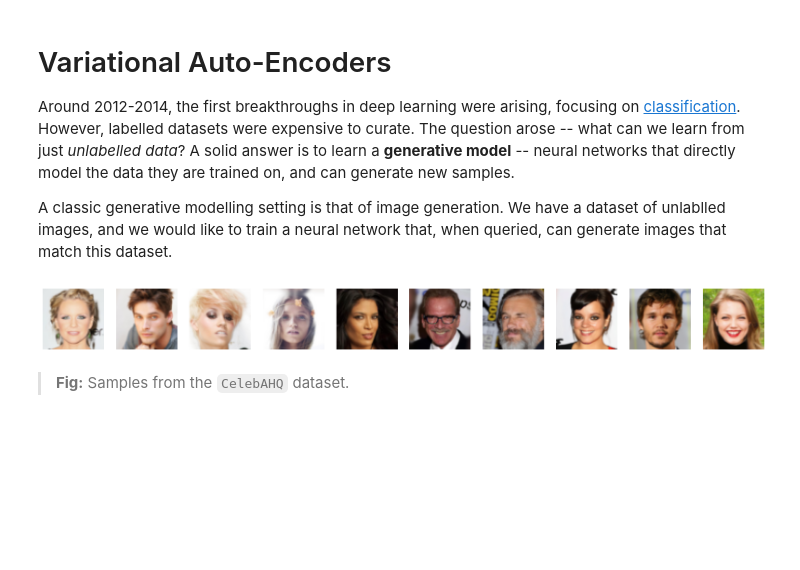
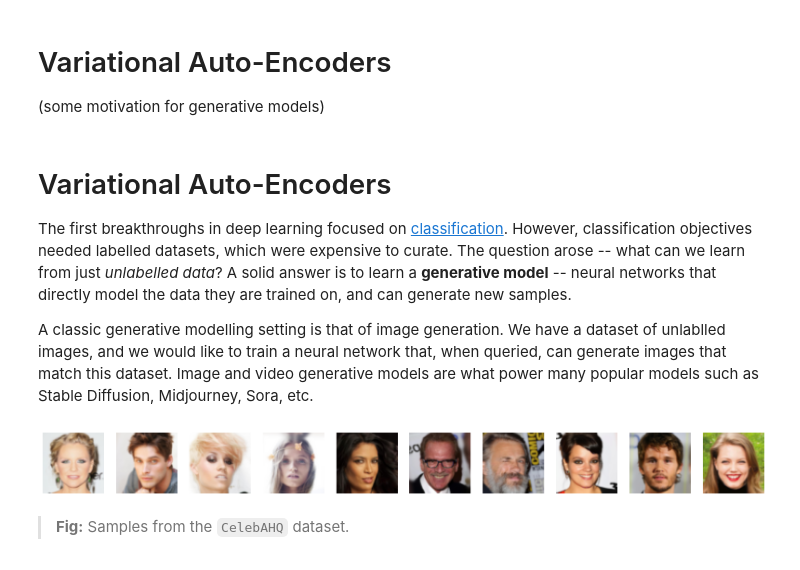
Before and after one commit to kvfrans/notes, a Jupyter notebook: 4-models/variational-auto-encoders.ipynb, the cells around one changed output. Cells and saved outputs as stored; diff of their text form; code cells hidden in the pictures; blank space fills up the shorter version.

```diff
--- a/4-models/variational-auto-encoders.ipynb
+++ b/4-models/variational-auto-encoders.ipynb
@@ -14,27 +17,27 @@ import optax
+# %% [markdown]
+# Variational Auto-Encoders
+
+(some motivation for generative models)
 # %% [markdown]
 # Variational Auto-Encoders
 
+The first breakthroughs in deep learning focused on [classification](classifiers.ipynb). However, classification objectives needed labelled datasets, which were expensive to curate. The question arose -- what can we learn from just *unlabelled data*? A solid answer is to learn a **generative model** -- neural networks that directly model the data they are trained on, and can generate new samples.
 
-
-<!-- > The **variational auto-encoder** is a generative model that works by compressing then decompressing data. -->
-
-Around 2012-2014, the first breakthroughs in deep learning were arising, focusing on [classification](classifiers.ipynb). However, labelled datasets were expensive to curate. The question arose -- what can we learn from just *unlabelled data*? A solid answer is to learn a **generative model** -- neural networks that directly model the data they are trained on, and can generate new samples.
-
-A classic generative modelling setting is that of image generation. We have a dataset of unlablled images, and we would like to train a neural network that, when queried, can generate images that match this dataset.
-
-<!-- Generative modelling is best viewed through the lens of image generation. In a typical setting, we have a dataset of unlabelled images, and we would like to train a neural network model that, when queried, can generate images that match this dataset. -->
+A classic generative modelling setting is that of image generation. We have a dataset of unlablled images, and we would like to train a neural network that, when queried, can generate images that match this dataset. Image and video generative models are what power many popular models such as Stable Diffusion, Midjourney, Sora, etc.
 # %%
-from jaxtransformer.utils.datasets import get_dataset
-
-dataset = get_dataset('celebahq64', 64, is_train=True) # Normalized to [-1, 1].
-dataset_valid = get_dataset('celebahq64', 64, is_train=False) # Normalized to [-1, 1].
-
-batch, _ = next(dataset)
-fig, axs = plt.subplots(1, 10, figsize=(20, 5))
-for i, ax in enumerate(axs):
-    ax.imshow((batch[i] + 1) / 2, cmap='gray')
-    ax.axis('off')
+def plot_dataset(dataset):
+    batch, _ = next(dataset)
+    fig, axs = plt.subplots(1, 10, figsize=(20, 5))
+    for i, ax in enumerate(axs):
+        ax.imshow((batch[i] + 1) / 2, cmap='gray')
+        ax.axis('off')
-# %% [output]
-[figure, removed]
+# %%
+from jaxtransformer.utils.datasets import get_dataset
+
+dataset = get_dataset('celebahq64', 64, is_train=True) # Normalized to [-1, 1].
+dataset_valid = get_dataset('celebahq64', 64, is_train=False) # Normalized to [-1, 1].
+plot_dataset(dataset)
+# %% [output]
+[figure, added]
 # %% [markdown]
 > **Fig:** Samples from the `CelebAHQ` dataset.
```
Also changed, not shown: parts of 22 cells of this notebook, 3 other files.
